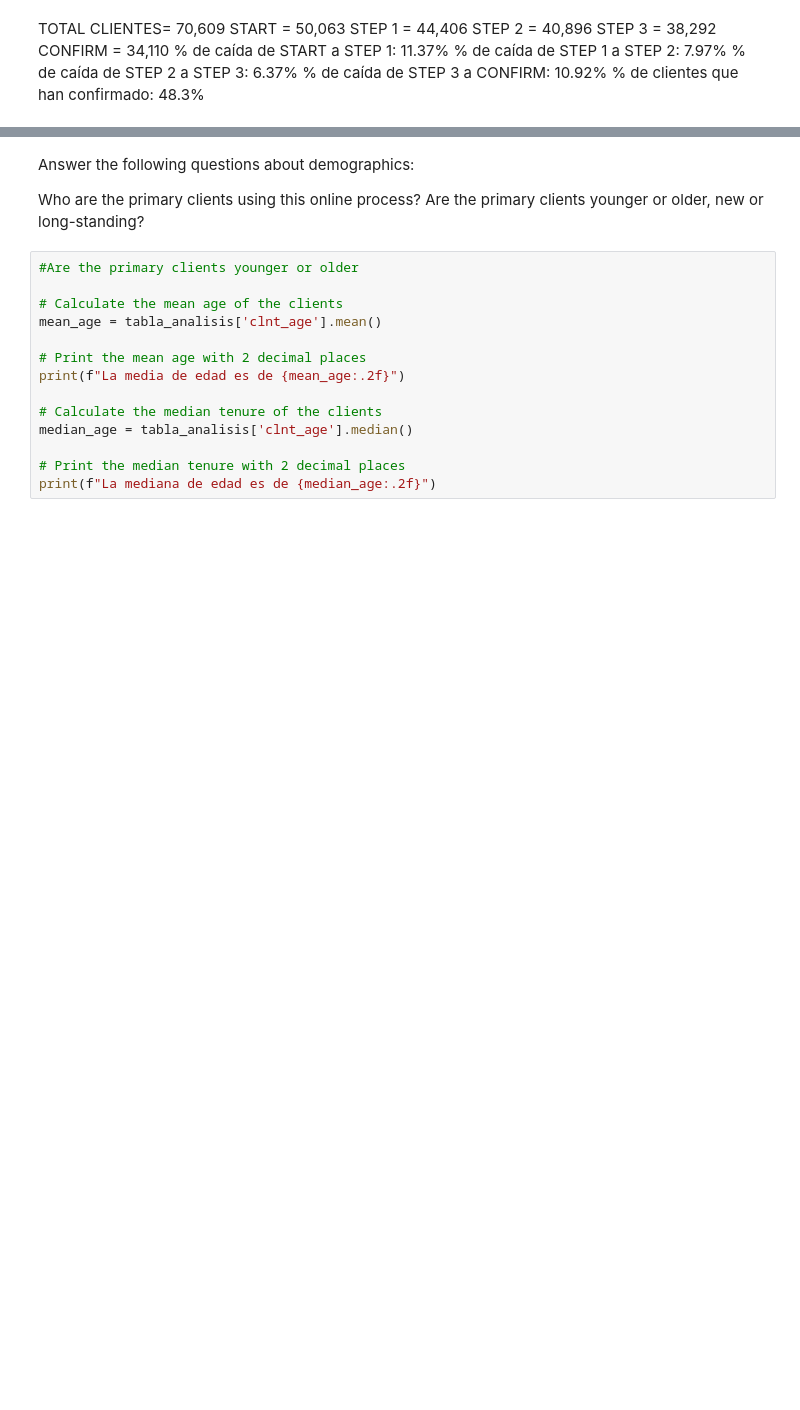
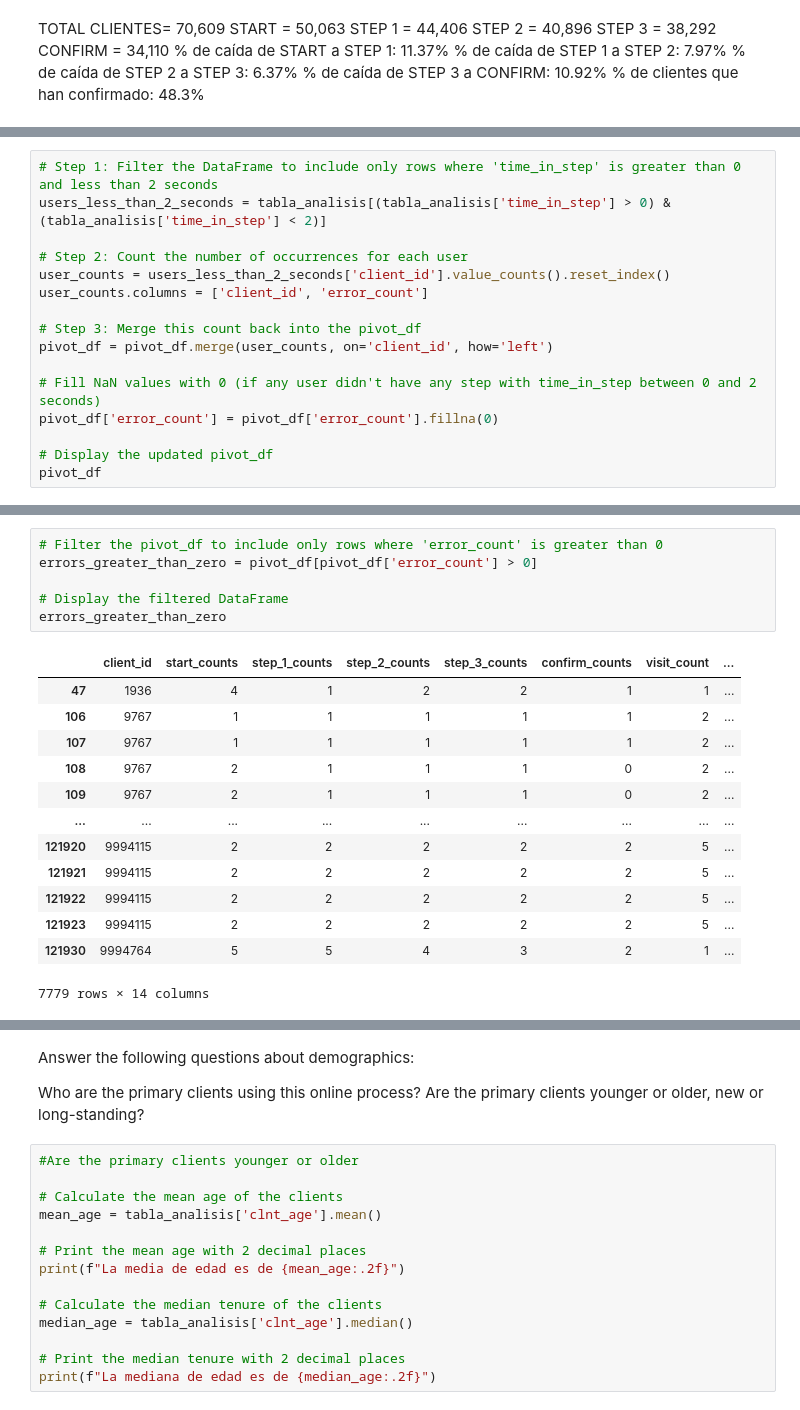
Before and after one commit to Ivannnsr/customer-experience-team-vanguard, a Jupyter notebook: mique_ivan.ipynb, the cells around one changed output, grey strips where cells are left out. Cells and saved outputs as stored; diff of their text form; blank space fills up the shorter version.

```diff
--- a/mique_ivan.ipynb
+++ b/mique_ivan.ipynb
@@ -614,0 +540,16 @@ tabla_analisis.describe()
+# %%
+# Step 1: Filter the DataFrame to include only rows where 'time_in_step' is greater than 0 and less than 2 seconds
+users_less_than_2_seconds = tabla_analisis[(tabla_analisis['time_in_step'] > 0) & (tabla_analisis['time_in_step'] < 2)]
+
+# Step 2: Count the number of occurrences for each user
+user_counts = users_less_than_2_seconds['client_id'].value_counts().reset_index()
+user_counts.columns = ['client_id', 'error_count']
+
+# Step 3: Merge this count back into the pivot_df
+pivot_df = pivot_df.merge(user_counts, on='client_id', how='left')
+
+# Fill NaN values with 0 (if any user didn't have any step with time_in_step between 0 and 2 seconds)
+pivot_df['error_count'] = pivot_df['error_count'].fillna(0)
+
+# Display the updated pivot_df
+pivot_df
@@ -614,0 +570,20 @@ tabla_analisis.describe()
+# %%
+# Filter the pivot_df to include only rows where 'error_count' is greater than 0
+errors_greater_than_zero = pivot_df[pivot_df['error_count'] > 0]
+
+# Display the filtered DataFrame
+errors_greater_than_zero
+# %% [output]
+|  | client_id | start_counts | step_1_counts | step_2_counts | step_3_counts | confirm_counts | visit_count | ... |
+| 47 | 1936 | 4 | 1 | 2 | 2 | 1 | 1 | ... |
+| 106 | 9767 | 1 | 1 | 1 | 1 | 1 | 2 | ... |
+| 107 | 9767 | 1 | 1 | 1 | 1 | 1 | 2 | ... |
+| 108 | 9767 | 2 | 1 | 1 | 1 | 0 | 2 | ... |
+| 109 | 9767 | 2 | 1 | 1 | 1 | 0 | 2 | ... |
+| ... | ... | ... | ... | ... | ... | ... | ... | ... |
+| 121920 | 9994115 | 2 | 2 | 2 | 2 | 2 | 5 | ... |
+| 121921 | 9994115 | 2 | 2 | 2 | 2 | 2 | 5 | ... |
+| 121922 | 9994115 | 2 | 2 | 2 | 2 | 2 | 5 | ... |
+| 121923 | 9994115 | 2 | 2 | 2 | 2 | 2 | 5 | ... |
+| 121930 | 9994764 | 5 | 5 | 4 | 3 | 2 | 1 | ... |
+7779 rows × 14 columns
```
Also changed, not shown: parts of 38 cells of this notebook, 4 other files.
